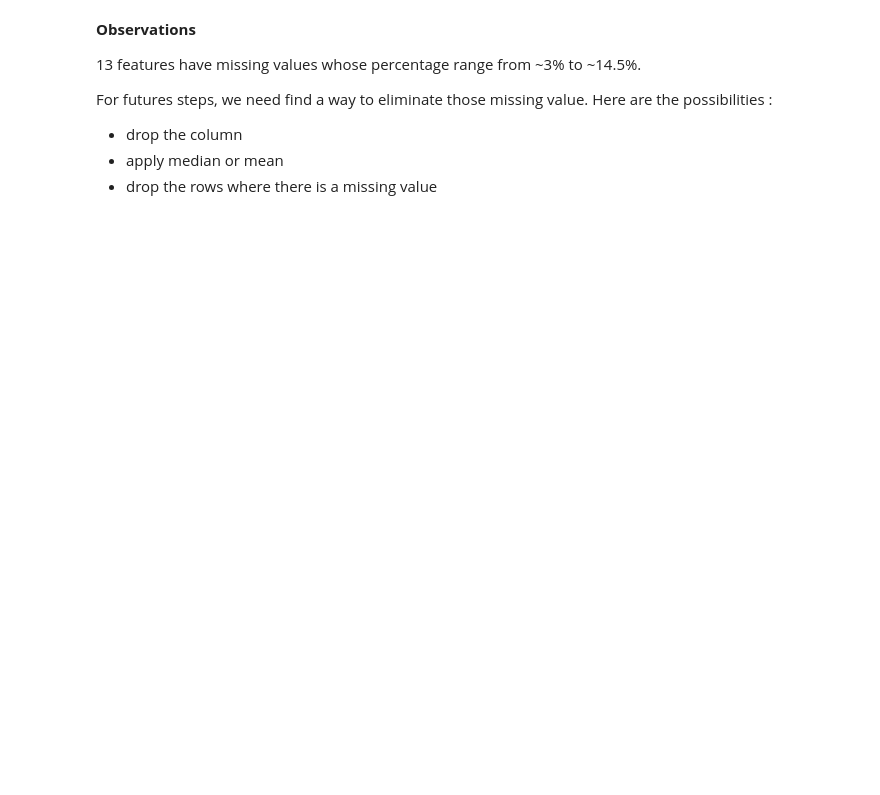
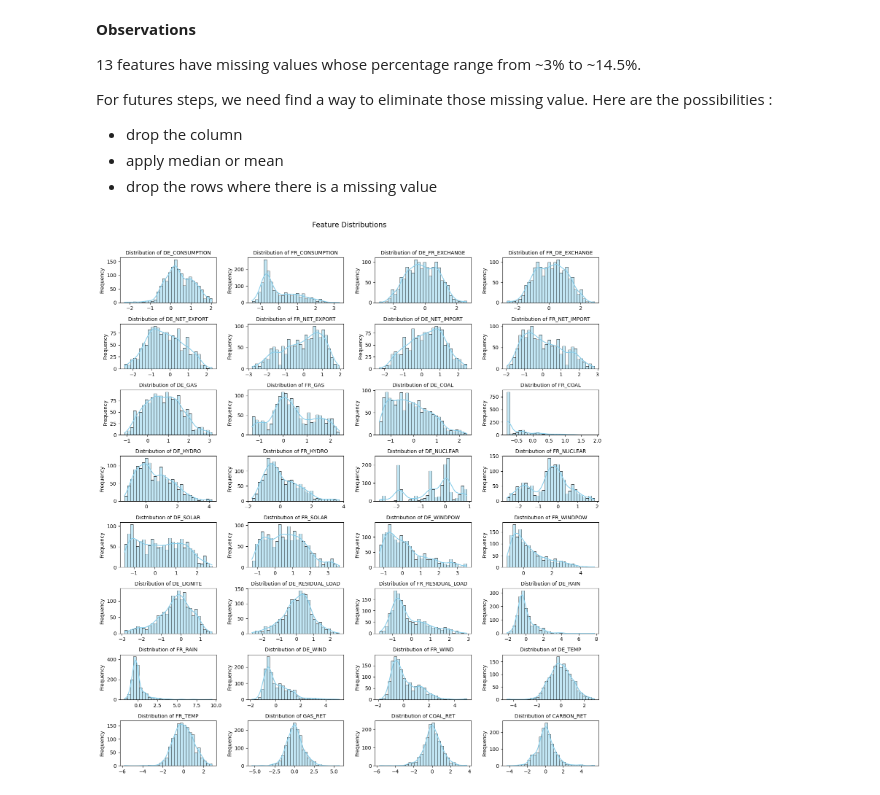
Before and after one commit to margauxgirona/project-ML, a Jupyter notebook: Univariate_data_analysis.ipynb, the cells around one changed output. Drawn from its saved outputs; the diff is of its cells as text; code cells hidden in the pictures; blank space fills up the shorter version.

```diff
--- a/Univariate_data_analysis.ipynb
+++ b/Univariate_data_analysis.ipynb
@@ -211,3 +227,20 @@ For futures steps, we need find a way to eliminate those missing value. Here are
 - drop the column
 - apply median or mean
 - drop the rows where there is a missing value
+# %%
+features = df_fr.drop(columns=["DAY_ID", "TARGET"]).columns
+
+# Plot distributions
+plt.figure(figsize=(14, 15))
+for i, col in enumerate(features, 1):
+    plt.subplot(8, 4, i)
+    sns.histplot(df[col], kde=True, bins=30, color="skyblue")
+    plt.title(f"Distribution of {col}", fontsize=10)
+    plt.xlabel("")
+    plt.ylabel("Frequency")
+
+plt.suptitle("Feature Distributions", fontsize=14, y=1.02)
+plt.tight_layout()
+plt.show()
+# %% [output]
+[figure, added]
```
Also changed, not shown: parts of 11 cells of this notebook, 1 other file.
